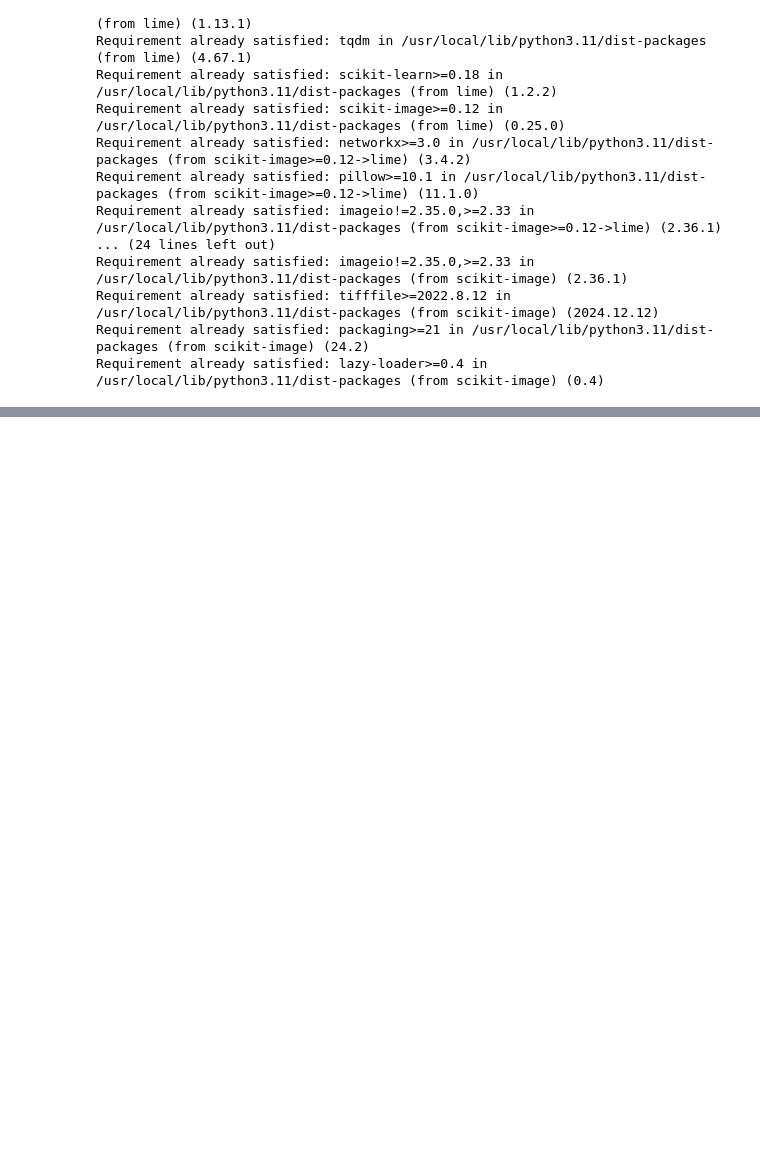
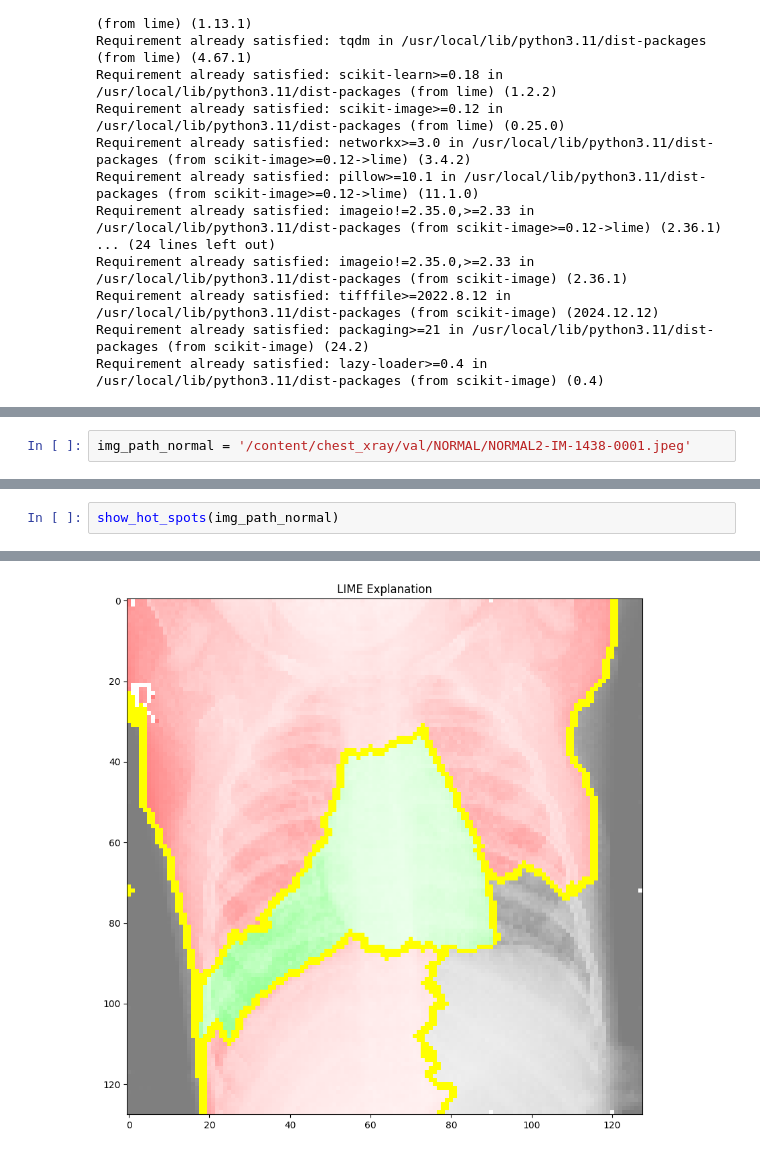
Before and after one commit to johnlocke333/xray_image_classification, a Jupyter notebook: notebook.ipynb, the cells around one changed output, grey strips where cells are left out. Drawn from its saved outputs; the diff is of its cells as text; blank space fills up the shorter version.

```diff
--- a/notebook.ipynb
+++ b/notebook.ipynb
@@ -546,0 +556,2 @@ Requirement already satisfied: lazy-loader>=0.4 in /usr/local/lib/python3.11/dis
+# %%
+img_path_normal = '/content/chest_xray/val/NORMAL/NORMAL2-IM-1438-0001.jpeg'
@@ -606,0 +609,3 @@ plt.show()
+# %%
+show_hot_spots(img_path_normal)
+# %% [output]
@@ -606,0 +629 @@ plt.show()
+[figure, added]
```
Also changed, not shown: parts of 6 cells of this notebook.
